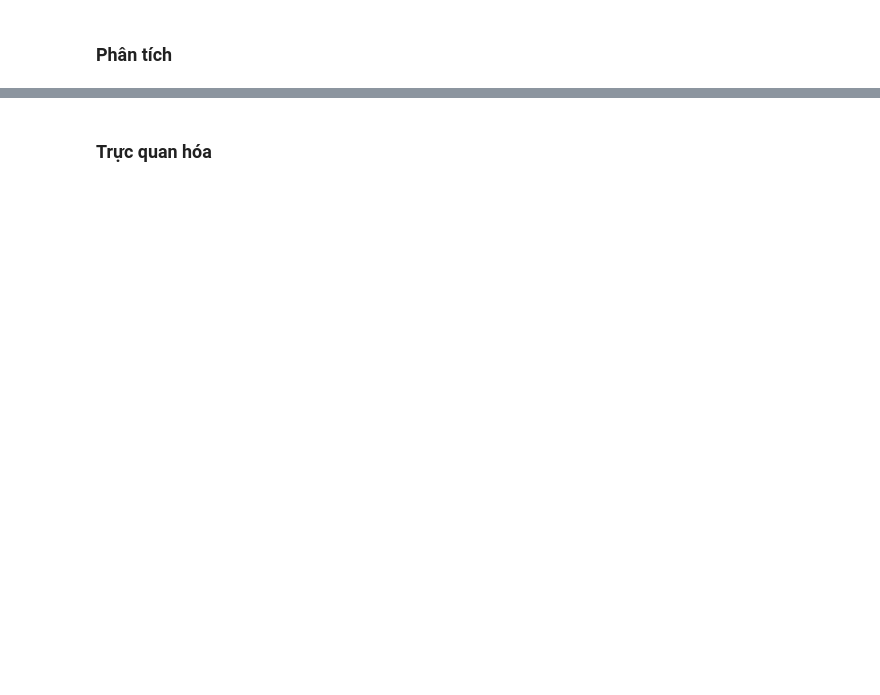
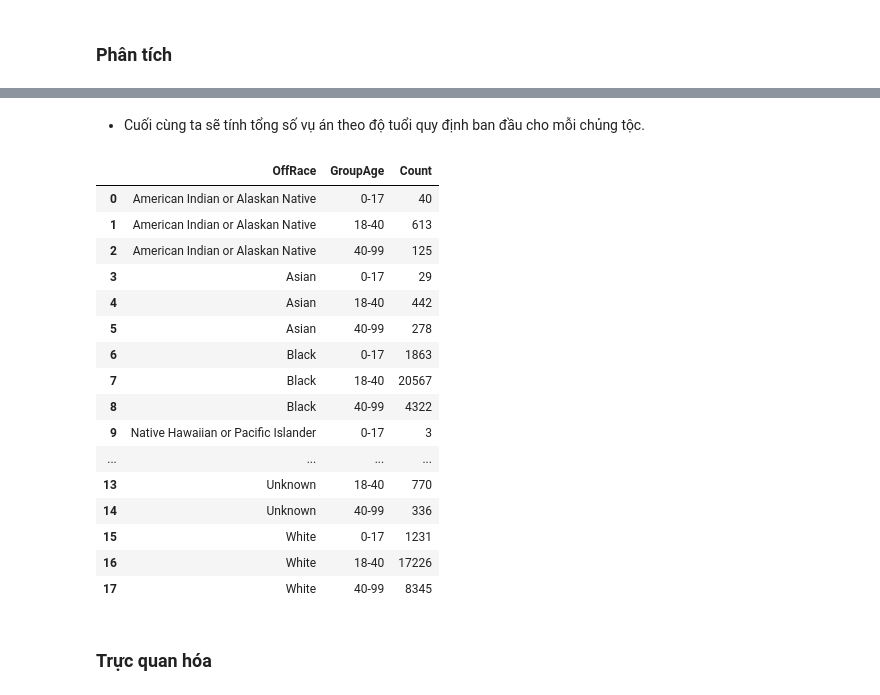
Before and after one commit to SangPhan852/P4DS_Project, a Jupyter notebook: 20127288_20127613.ipynb, the cells around one changed output, grey strips where cells are left out. Saved outputs shown, nothing was run; the diff lists cells and outputs as text; code cells hidden in the pictures; blank space fills up the shorter version.

```diff
--- a/20127288_20127613.ipynb
+++ b/20127288_20127613.ipynb
@@ -648,2 +711,25 @@ df
+# %% [markdown]
+- Cuối cùng ta sẽ tính tổng số vụ án theo độ tuổi quy định ban đầu cho mỗi chủng tộc.
+# %%
+count = pd.DataFrame(df.groupby(['OffRace', 'GroupAge']).size().rename('Count')).reset_index()
+count
+# %% [output]
+|  | OffRace | GroupAge | Count |
+| 0 | American Indian or Alaskan Native | 0-17 | 40 |
+| 1 | American Indian or Alaskan Native | 18-40 | 613 |
+| 2 | American Indian or Alaskan Native | 40-99 | 125 |
+| 3 | Asian | 0-17 | 29 |
+| 4 | Asian | 18-40 | 442 |
+| 5 | Asian | 40-99 | 278 |
+| 6 | Black | 0-17 | 1863 |
+| 7 | Black | 18-40 | 20567 |
+| 8 | Black | 40-99 | 4322 |
+| 9 | Native Hawaiian or Pacific Islander | 0-17 | 3 |
+| ... | ... | ... | ... |
+| 13 | Unknown | 18-40 | 770 |
+| 14 | Unknown | 40-99 | 336 |
+| 15 | White | 0-17 | 1231 |
+| 16 | White | 18-40 | 17226 |
+| 17 | White | 40-99 | 8345 |
 # %% [markdown]
 ### Trực quan hóa
```
Also changed, not shown: parts of 14 cells of this notebook.
